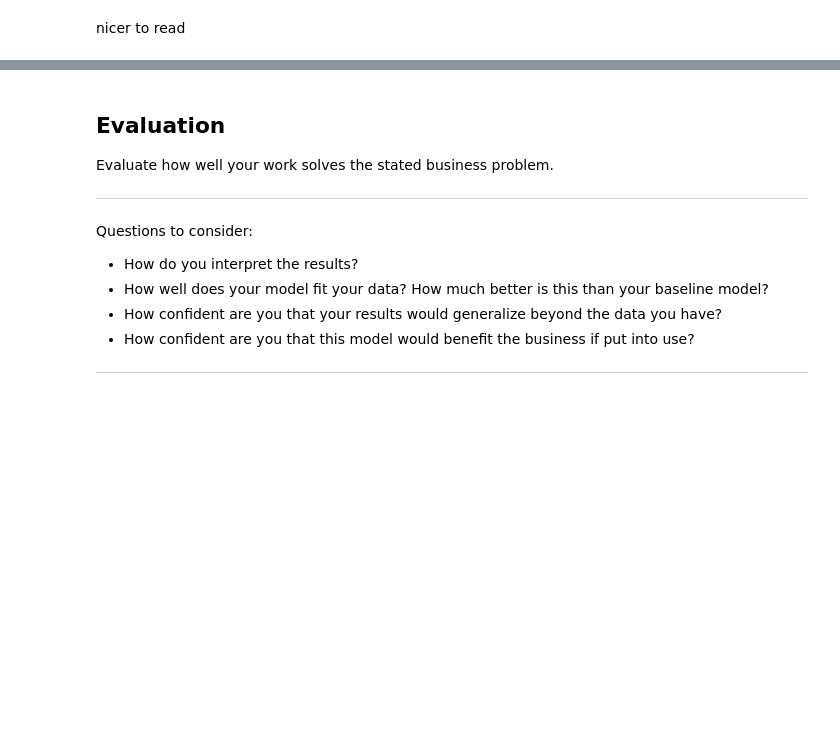
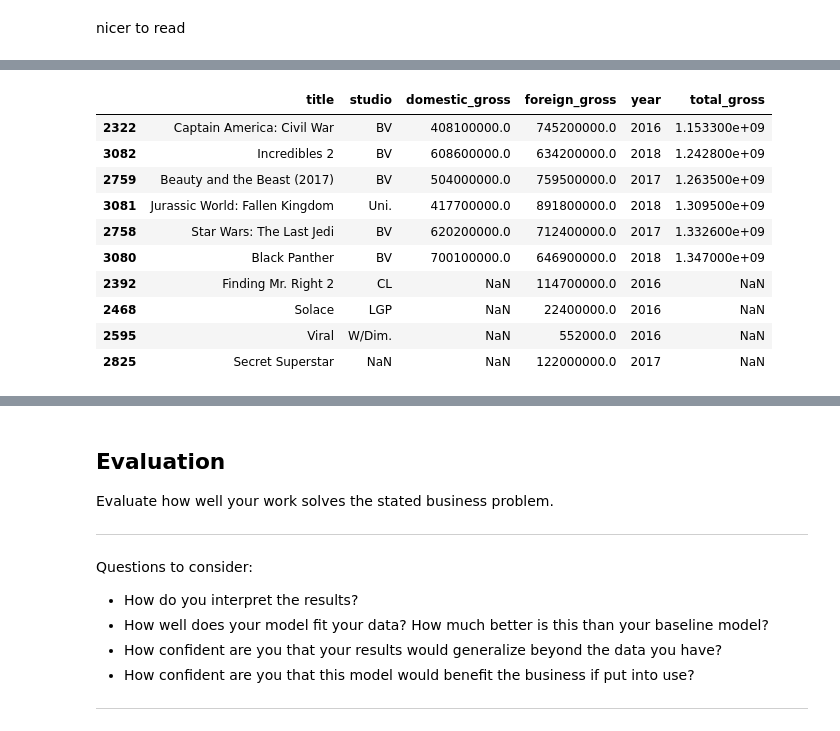
Before and after one commit to arecai/ari_first_attem, a Jupyter notebook: dsc-phase1-project-template.ipynb, the cells around one changed output, grey strips where cells are left out. Saved outputs shown, nothing was run; the diff lists cells and outputs as text; code cells hidden in the pictures; blank space fills up the shorter version.

```diff
--- a/dsc-phase1-project-template.ipynb
+++ b/dsc-phase1-project-template.ipynb
@@ -790,6 +837,18 @@ bom_gross.head()
 # %%
-gross_top10 = bom_gross[bom_gross['year'] > 2017].sort_values('total_gross').tail(10)
+gross_top10 = bom_gross[bom_gross['year'] > 2015].sort_values('total_gross').tail(10)
 gross_top10
+# %% [output]
+|  | title | studio | domestic_gross | foreign_gross | year | total_gross |
+| 2322 | Captain America: Civil War | BV | 408100000.0 | 745200000.0 | 2016 | 1.153300e+09 |
+| 3082 | Incredibles 2 | BV | 608600000.0 | 634200000.0 | 2018 | 1.242800e+09 |
+| 2759 | Beauty and the Beast (2017) | BV | 504000000.0 | 759500000.0 | 2017 | 1.263500e+09 |
+| 3081 | Jurassic World: Fallen Kingdom | Uni. | 417700000.0 | 891800000.0 | 2018 | 1.309500e+09 |
+| 2758 | Star Wars: The Last Jedi | BV | 620200000.0 | 712400000.0 | 2017 | 1.332600e+09 |
+| 3080 | Black Panther | BV | 700100000.0 | 646900000.0 | 2018 | 1.347000e+09 |
+| 2392 | Finding Mr. Right 2 | CL | NaN | 114700000.0 | 2016 | NaN |
+| 2468 | Solace | LGP | NaN | 22400000.0 | 2016 | NaN |
+| 2595 | Viral | W/Dim. | NaN | 552000.0 | 2016 | NaN |
+| 2825 | Secret Superstar | NaN | NaN | 122000000.0 | 2017 | NaN |
 # %%
 
 x = gross_top10['title']
```
Also changed, not shown: parts of 12 cells of this notebook.
